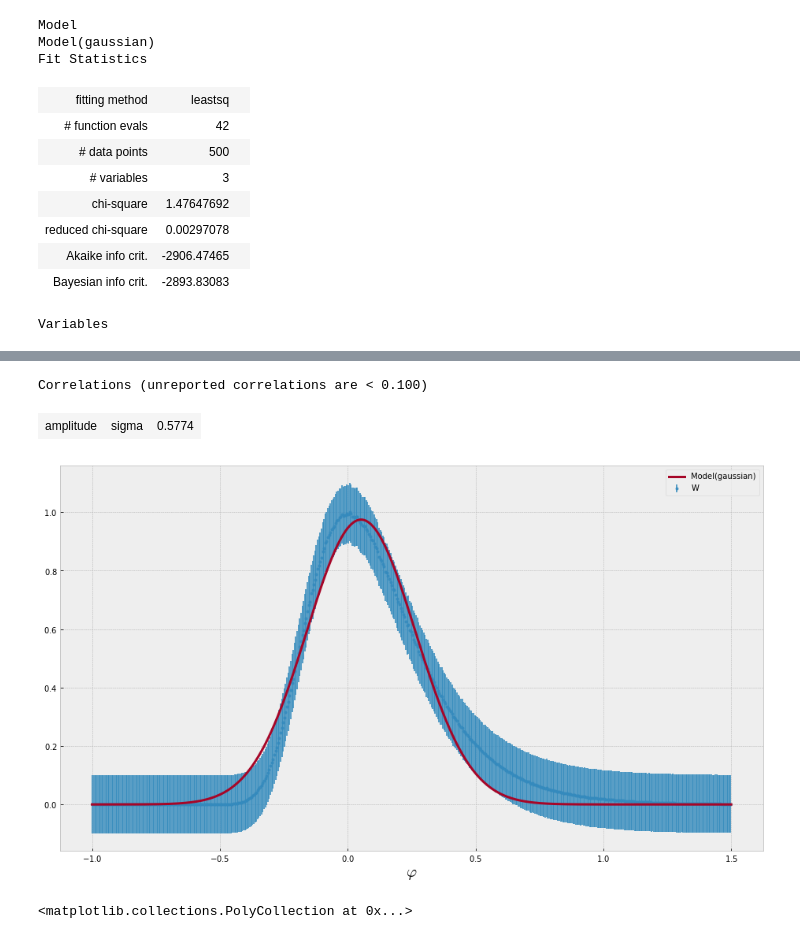
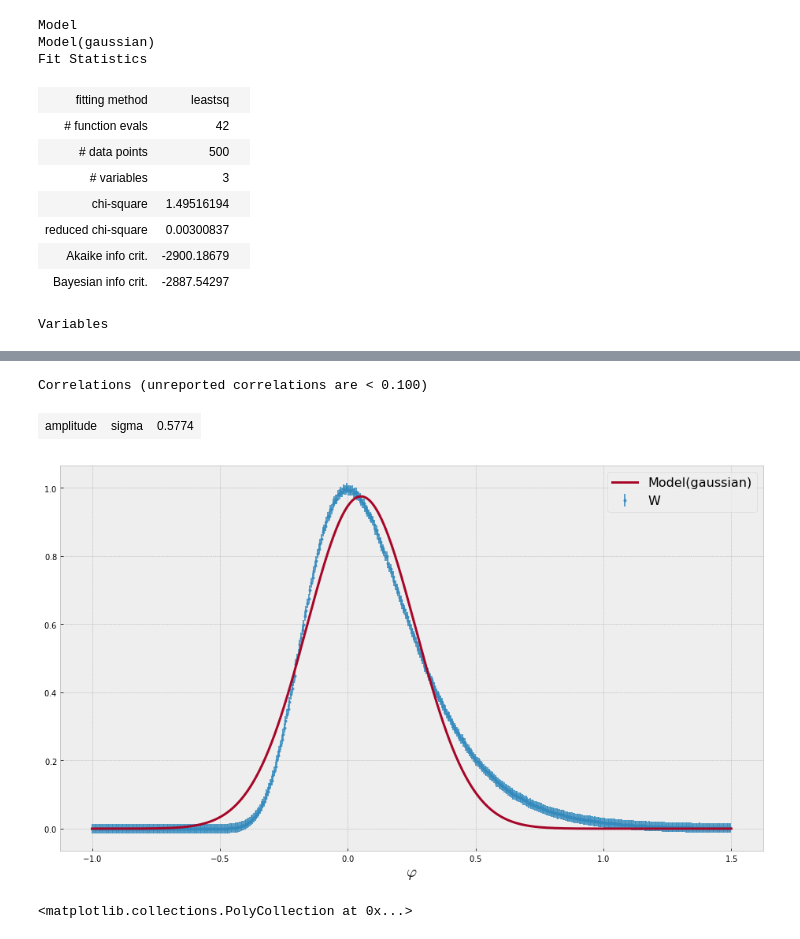
Before and after one commit to tylern4/nicks_plot_utils, a Jupyter notebook: Examples/Example_Hist1D.ipynb, the cells around one changed output, grey strips where cells are left out. Cells and saved outputs as stored; diff of their text form; code cells hidden in the pictures.

```diff
--- a/Examples/Example_Hist1D.ipynb
+++ b/Examples/Example_Hist1D.ipynb
@@ -46,9 +48,9 @@ fig, ax = plt.subplots(figsize=(16,9))
 testHist = Hist1D(data=data.W, bins=500, name="$\\varphi$", xrange=[-1.0, 1.5])
 testHist.fill(data.W)
 
-#testHist.errorbar()
+testHist.errorbar()
 # testHist.errorbar(errorcalc=np.std)
-testHist.errorbar(errorcalc=np.var)
+# testHist.errorbar(errorcalc=np.var)
 
 
 print(np.sqrt(testHist.data.sum())/testHist.data.sum())
@@ -76,9 +78,9 @@ Fit Statistics
 | # function evals | 42 |  |
 | # data points | 500 |  |
 | # variables | 3 |  |
-| chi-square | 1.47647692 |  |
-| reduced chi-square | 0.00297078 |  |
-| Akaike info crit. | -2906.47465 |  |
-| Bayesian info crit. | -2893.83083 |  |
+| chi-square | 1.49516194 |  |
+| reduced chi-square | 0.00300837 |  |
+| Akaike info crit. | -2900.18679 |  |
+| Bayesian info crit. | -2887.54297 |  |
 Variables
 | name | value | standard error | relative error | initial value | min | max | vary | expression |
@@ -90,6 +92,6 @@ Variables
 Correlations (unreported correlations are < 0.100)
 | amplitude | sigma | 0.5774 |
-[figure, old version]
+[figure, new version]
 # %%
 testHist2 = Hist1D(xrange=[-0.5, 1.5], bins=100, name='Missing Mass Squared $[GeV^2]$')
 testHist2.fill(data.y)
```
Also changed, not shown: parts of 4 cells of this notebook, 2 other files.
